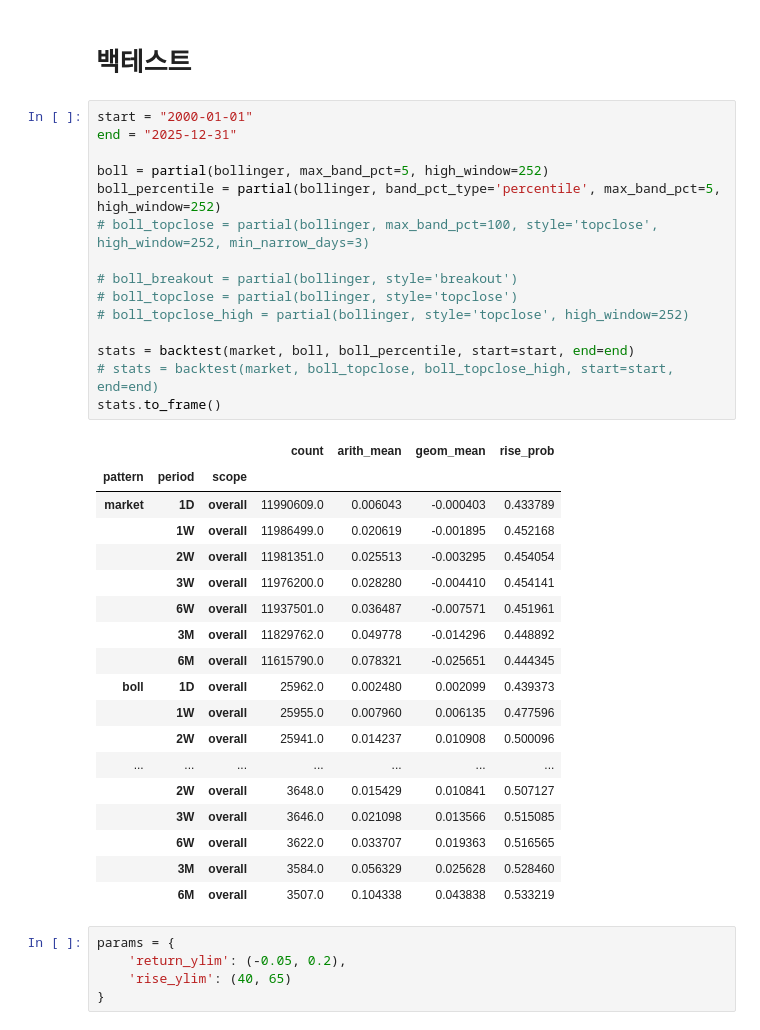
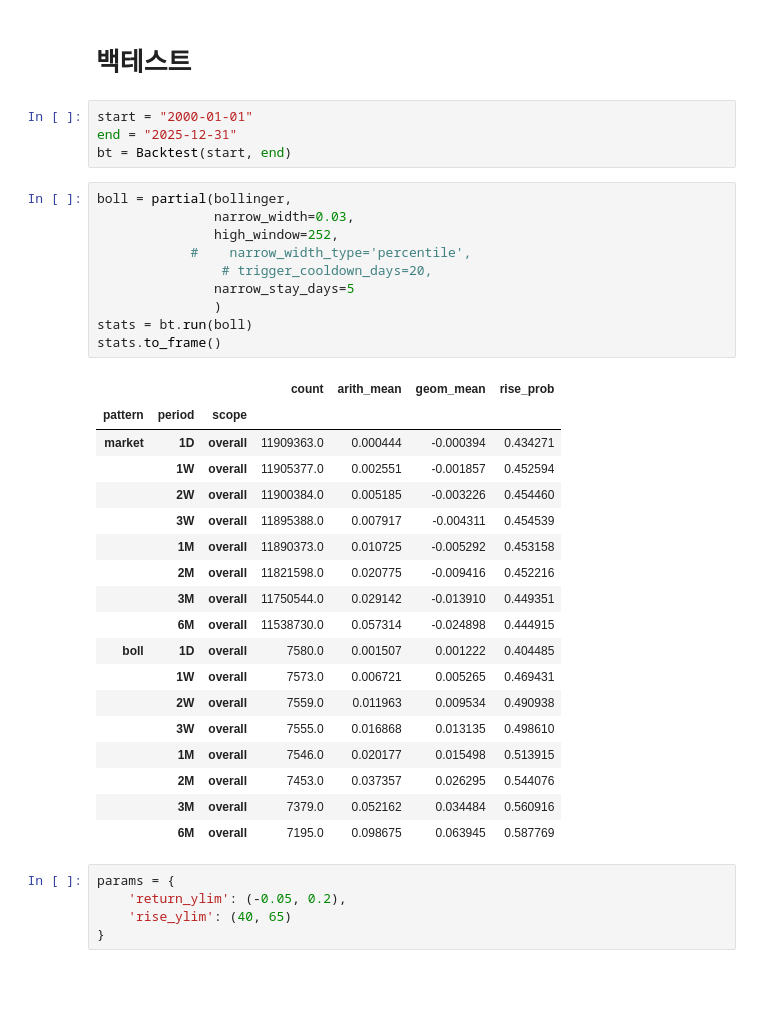
Before and after one commit to gem763/metricstudio, a Jupyter notebook: main.ipynb, the cells around one changed output. Cells and saved outputs as stored; diff of their text form; blank space fills up the shorter version.

```diff
--- a/main.ipynb
+++ b/main.ipynb
@@ -70,40 +70,39 @@ date        code
 Name: adjclose, Length: 4662264, dtype: float64
 # %% [markdown]
 # 백테스트
-# %%
-start = "2000-01-01"
-end = "2025-12-31"
-
-boll = partial(bollinger, max_band_pct=5, high_window=252)
-boll_percentile = partial(bollinger, band_pct_type='percentile', max_band_pct=5, high_window=252)
-# boll_topclose = partial(bollinger, max_band_pct=100, style='topclose', high_window=252, min_narrow_days=3)
-
-# boll_breakout = partial(bollinger, style='breakout')
-# boll_topclose = partial(bollinger, style='topclose')
-# boll_topclose_high = partial(bollinger, style='topclose', high_window=252)
-
-stats = backtest(market, boll, boll_percentile, start=start, end=end)
-# stats = backtest(market, boll_topclose, boll_topclose_high, start=start, end=end)
-stats.to_frame()
-# %% [output]
-|  |  |  | count | arith_mean | geom_mean | rise_prob |
-| pattern | period | scope |  |  |  |  |
-| market | 1D | overall | 11990609.0 | 0.006043 | -0.000403 | 0.433789 |
-|  | 1W | overall | 11986499.0 | 0.020619 | -0.001895 | 0.452168 |
-|  | 2W | overall | 11981351.0 | 0.025513 | -0.003295 | 0.454054 |
-|  | 3W | overall | 11976200.0 | 0.028280 | -0.004410 | 0.454141 |
-|  | 6W | overall | 11937501.0 | 0.036487 | -0.007571 | 0.451961 |
-|  | 3M | overall | 11829762.0 | 0.049778 | -0.014296 | 0.448892 |
-|  | 6M | overall | 11615790.0 | 0.078321 | -0.025651 | 0.444345 |
-| boll | 1D | overall | 25962.0 | 0.002480 | 0.002099 | 0.439373 |
-|  | 1W | overall | 25955.0 | 0.007960 | 0.006135 | 0.477596 |
-|  | 2W | overall | 25941.0 | 0.014237 | 0.010908 | 0.500096 |
-| ... | ... | ... | ... | ... | ... | ... |
-|  | 2W | overall | 3648.0 | 0.015429 | 0.010841 | 0.507127 |
-|  | 3W | overall | 3646.0 | 0.021098 | 0.013566 | 0.515085 |
-|  | 6W | overall | 3622.0 | 0.033707 | 0.019363 | 0.516565 |
-|  | 3M | overall | 3584.0 | 0.056329 | 0.025628 | 0.528460 |
-|  | 6M | overall | 3507.0 | 0.104338 | 0.043838 | 0.533219 |
+# %%
+start = "2000-01-01"
+end = "2025-12-31"
+bt = Backtest(start, end)
+# %%
+boll = partial(bollinger,
+               narrow_width=0.03,
+               high_window=252,
+            #    narrow_width_type='percentile',
+                # trigger_cooldown_days=20,
+               narrow_stay_days=5
+               )
+stats = bt.run(boll)
+stats.to_frame()
+# %% [output]
+|  |  |  | count | arith_mean | geom_mean | rise_prob |
+| pattern | period | scope |  |  |  |  |
+| market | 1D | overall | 11909363.0 | 0.000444 | -0.000394 | 0.434271 |
+|  | 1W | overall | 11905377.0 | 0.002551 | -0.001857 | 0.452594 |
+|  | 2W | overall | 11900384.0 | 0.005185 | -0.003226 | 0.454460 |
+|  | 3W | overall | 11895388.0 | 0.007917 | -0.004311 | 0.454539 |
+|  | 1M | overall | 11890373.0 | 0.010725 | -0.005292 | 0.453158 |
+|  | 2M | overall | 11821598.0 | 0.020775 | -0.009416 | 0.452216 |
+|  | 3M | overall | 11750544.0 | 0.029142 | -0.013910 | 0.449351 |
+|  | 6M | overall | 11538730.0 | 0.057314 | -0.024898 | 0.444915 |
+| boll | 1D | overall | 7580.0 | 0.001507 | 0.001222 | 0.404485 |
+|  | 1W | overall | 7573.0 | 0.006721 | 0.005265 | 0.469431 |
+|  | 2W | overall | 7559.0 | 0.011963 | 0.009534 | 0.490938 |
+|  | 3W | overall | 7555.0 | 0.016868 | 0.013135 | 0.498610 |
+|  | 1M | overall | 7546.0 | 0.020177 | 0.015498 | 0.513915 |
+|  | 2M | overall | 7453.0 | 0.037357 | 0.026295 | 0.544076 |
+|  | 3M | overall | 7379.0 | 0.052162 | 0.034484 | 0.560916 |
+|  | 6M | overall | 7195.0 | 0.098675 | 0.063945 | 0.587769 |
 # %%
 params = {
     'return_ylim': (-0.05, 0.2),
```
Also changed, not shown: parts of 5 cells of this notebook, 4 other files.
